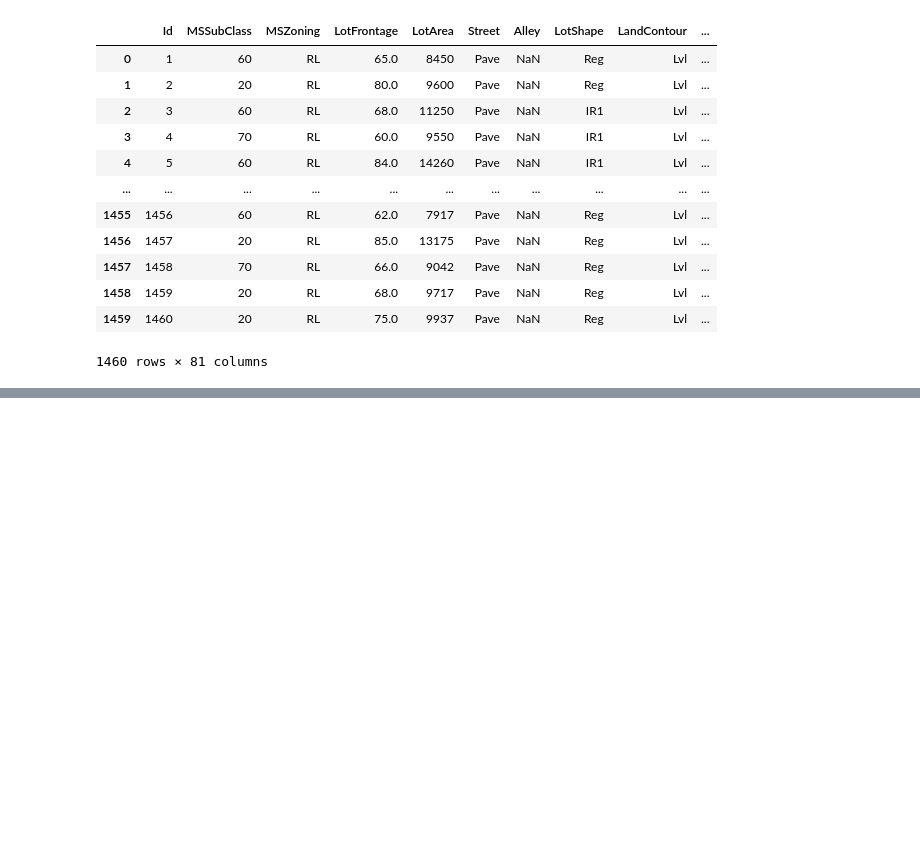
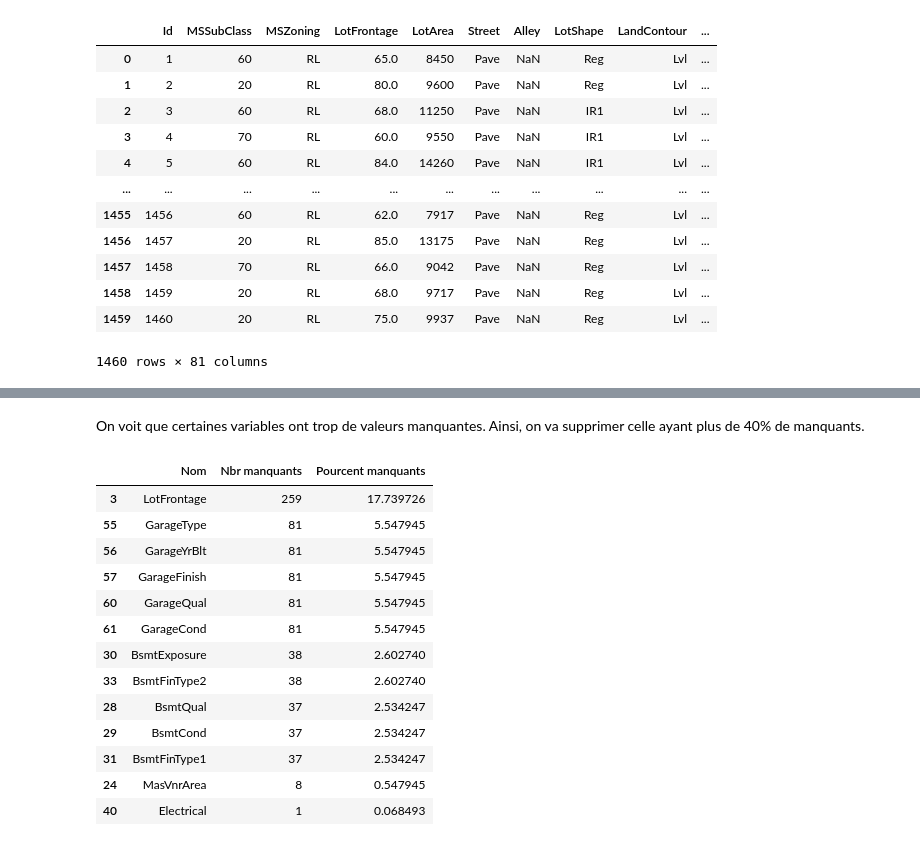
Before and after one commit to Dudul-99/Data-Science, a Jupyter notebook: house_prediction.ipynb, the cells around one changed output, grey strips where cells are left out. Cells and saved outputs as stored; diff of their text form; code cells hidden in the pictures; blank space fills up the shorter version.

```diff
--- a/house_prediction.ipynb
+++ b/house_prediction.ipynb
@@ -31,0 +79,21 @@ data
+# %% [markdown]
+On voit que certaines variables ont trop de valeurs manquantes. Ainsi, on va supprimer celle ayant plus de 40% de manquants.
+# %%
+var_supprimer=['PoolQC','MiscFeature','Alley','Fence','MasVnrType','FireplaceQu']
+data_drop=data.drop(columns=var_supprimer)
+compte_na(data_drop)
+# %% [output]
+|  | Nom | Nbr manquants | Pourcent manquants |
+| 3 | LotFrontage | 259 | 17.739726 |
+| 55 | GarageType | 81 | 5.547945 |
+| 56 | GarageYrBlt | 81 | 5.547945 |
+| 57 | GarageFinish | 81 | 5.547945 |
+| 60 | GarageQual | 81 | 5.547945 |
+| 61 | GarageCond | 81 | 5.547945 |
+| 30 | BsmtExposure | 38 | 2.602740 |
+| 33 | BsmtFinType2 | 38 | 2.602740 |
+| 28 | BsmtQual | 37 | 2.534247 |
+| 29 | BsmtCond | 37 | 2.534247 |
+| 31 | BsmtFinType1 | 37 | 2.534247 |
+| 24 | MasVnrArea | 8 | 0.547945 |
+| 40 | Electrical | 1 | 0.068493 |
```
Also changed, not shown: parts of 8 cells of this notebook.
